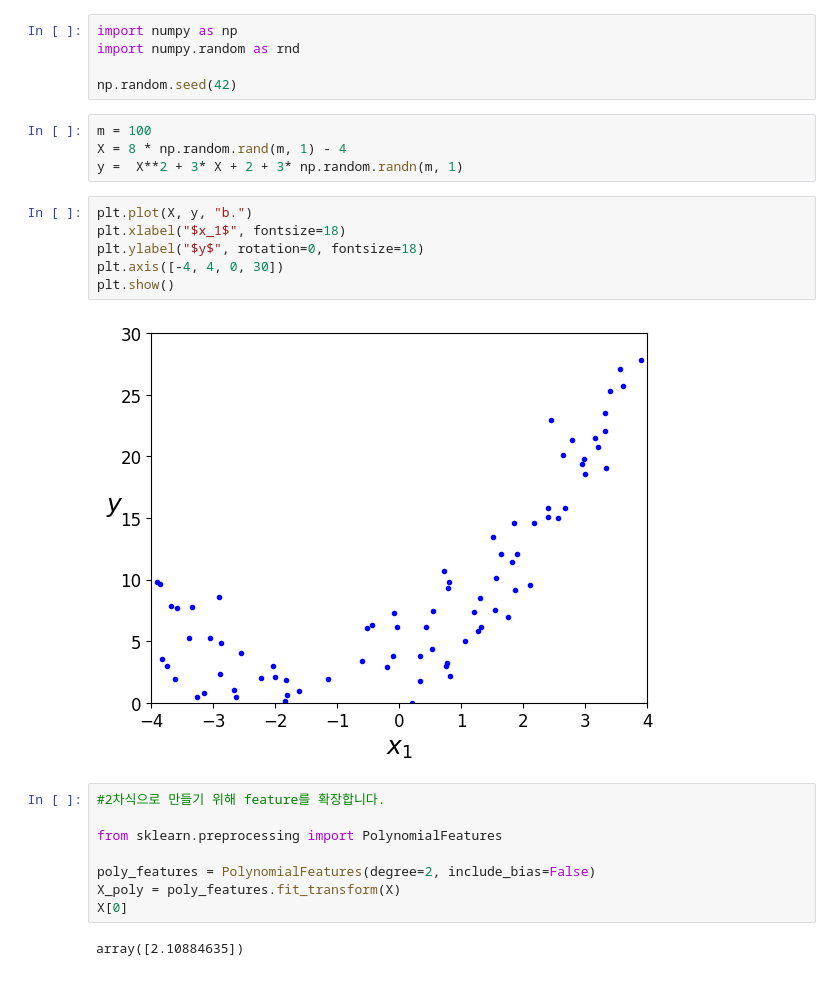
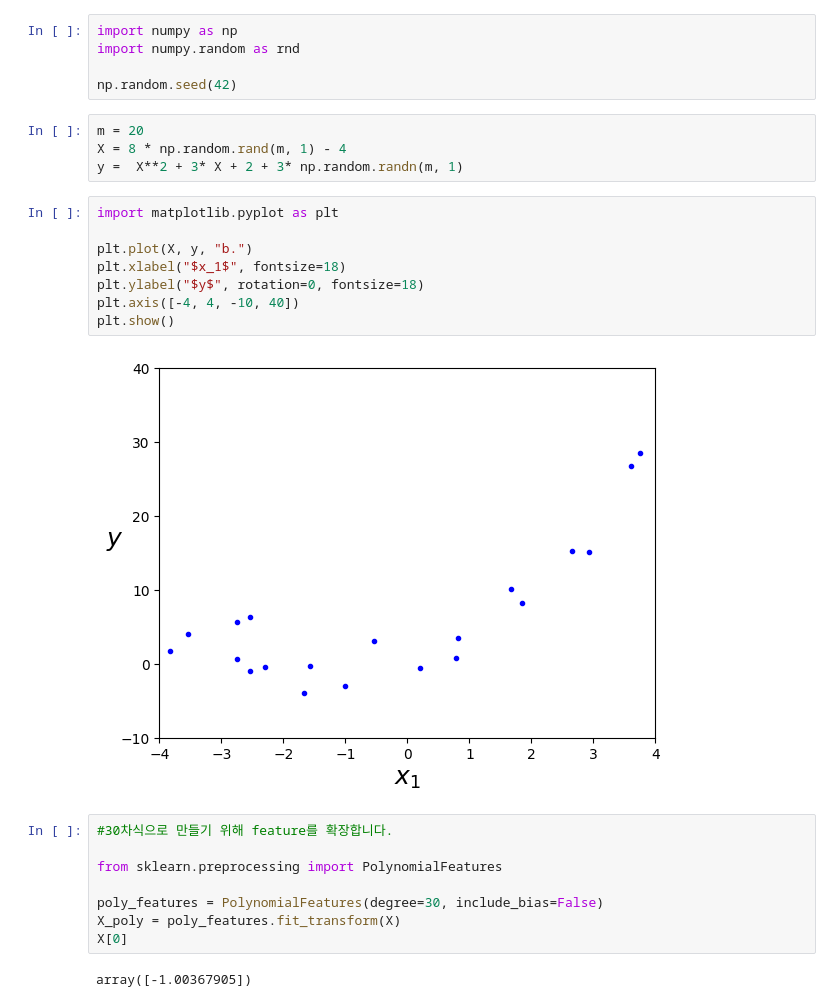
Before and after one commit to gundaminpde/2022, a Jupyter notebook: Linear_regression_Basic.ipynb, the cells around one changed output. Cells and saved outputs as stored; diff of their text form.

```diff
--- a/Linear_regression_Basic.ipynb
+++ b/Linear_regression_Basic.ipynb
@@ -75,27 +75,29 @@ import numpy.random as rnd
 
 np.random.seed(42)
 # %%
-m = 100
+m = 20
 X = 8 * np.random.rand(m, 1) - 4
 y =  X**2 + 3* X + 2 + 3* np.random.randn(m, 1)
 # %%
+import matplotlib.pyplot as plt
+
 plt.plot(X, y, "b.")
 plt.xlabel("$x_1$", fontsize=18)
 plt.ylabel("$y$", rotation=0, fontsize=18)
-plt.axis([-4, 4, 0, 30])
+plt.axis([-4, 4, -10, 40])
 plt.show()
 # %% [output]
-[figure, old version]
+[figure, new version]
 # %%
-#2차식으로 만들기 위해 feature를 확장합니다.
+#30차식으로 만들기 위해 feature를 확장합니다.
 
 from sklearn.preprocessing import PolynomialFeatures
 
-poly_features = PolynomialFeatures(degree=2, include_bias=False)
+poly_features = PolynomialFeatures(degree=30, include_bias=False)
 X_poly = poly_features.fit_transform(X)
 X[0]
 # %% [output]
-array([2.10884635])
+array([-1.00367905])
 # %%
 X_poly[0]
 # %% [output]
```
Also changed, not shown: parts of 9 cells of this notebook.
